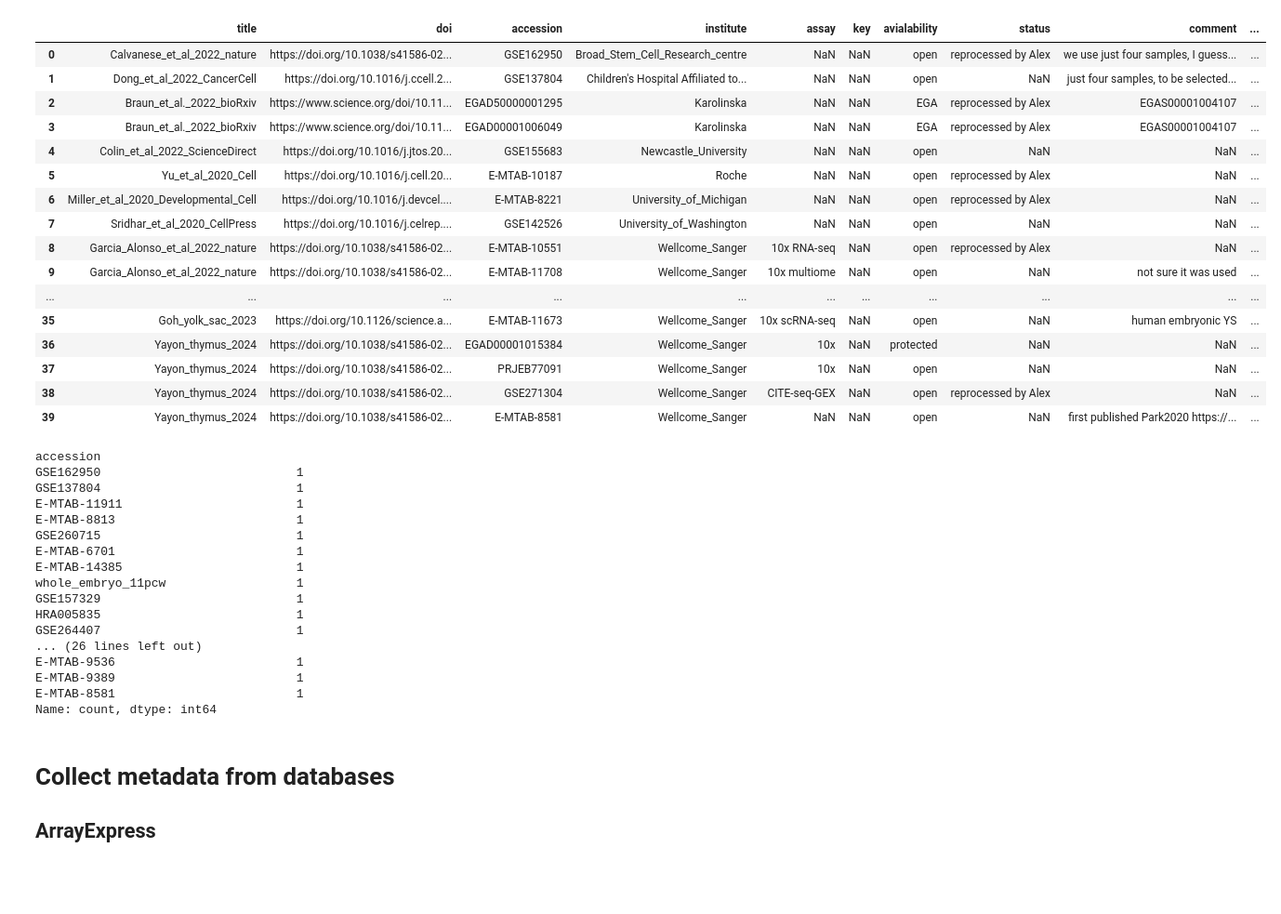
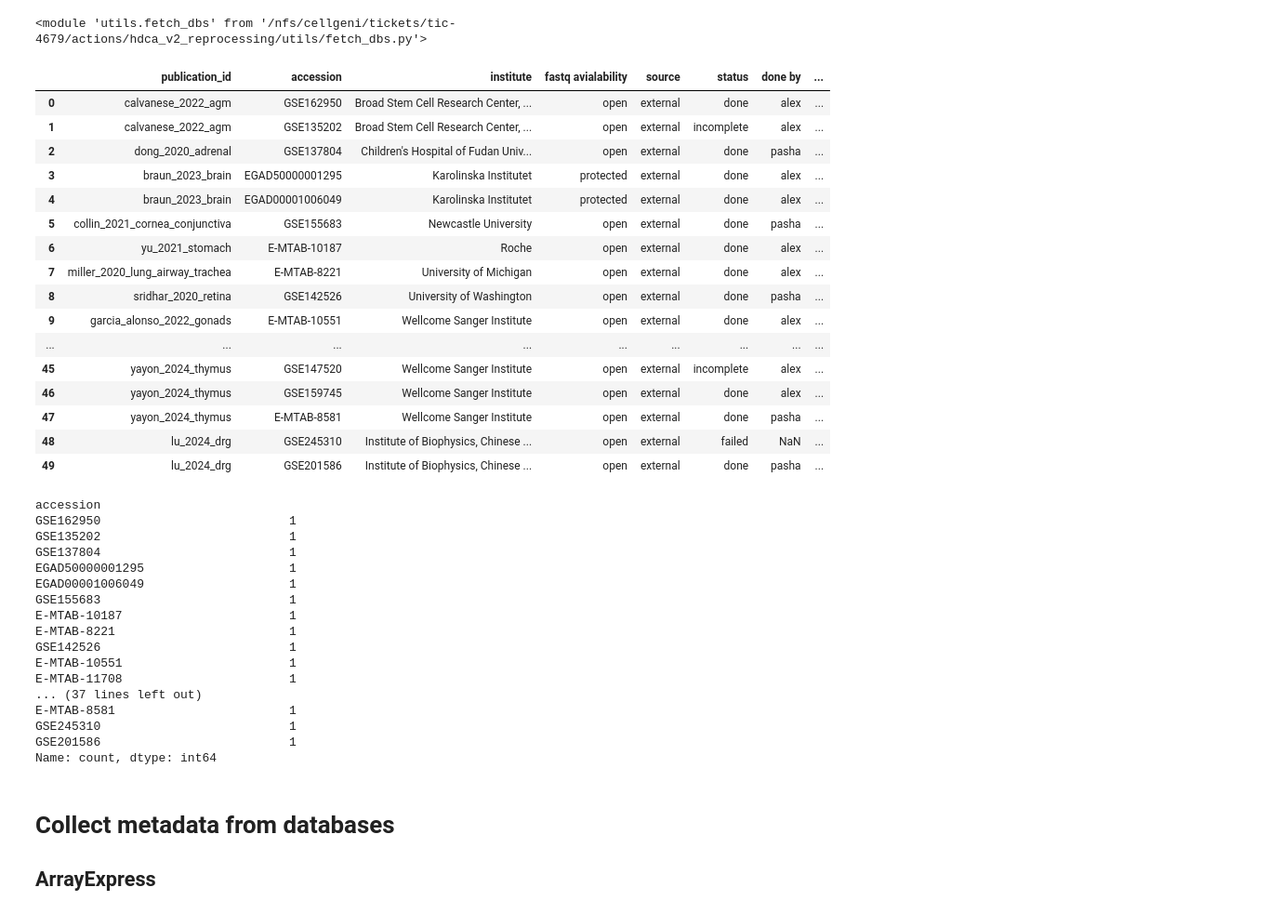
Before and after one commit to cellgeni/hdca_v2_reprocessing, a Jupyter notebook: 01_collect_sample_metadata.ipynb, the cells around one changed output. Shown at 93% size. Drawn from its saved outputs; the diff is of its cells as text; code cells hidden in the pictures; blank space fills up the shorter version.

```diff
--- a/01_collect_sample_metadata.ipynb
+++ b/01_collect_sample_metadata.ipynb
@@ -8,43 +13,48 @@ pd.set_option('display.max_columns', None)
+# %%
+import importlib
+importlib.reload(utils.fetch_dbs)
+# %% [output]
+<module 'utils.fetch_dbs' from '/nfs/cellgeni/tickets/tic-4679/actions/hdca_v2_reprocessing/utils/fetch_dbs.py'>
 # %%
-datasets = pd.read_csv('HDCA_v2_datasets.csv')
+datasets = pd.read_csv('hdca_reprocessing - accessions.csv')
 datasets
 # %% [output]
-|  | title | doi | accession | institute | assay | key | avialability | status | comment | ... |
-| 0 | Calvanese_et_al_2022_nature | https://doi.org/10.1038/s41586-02... | GSE162950 | Broad_Stem_Cell_Research_centre | NaN | NaN | open | reprocessed by Alex | we use just four samples, I guess... | ... |
-| 1 | Dong_et_al_2022_CancerCell | https://doi.org/10.1016/j.ccell.2... | GSE137804 | Children's Hospital Affiliated to... | NaN | NaN | open | NaN | just four samples, to be selected... | ... |
-| 2 | Braun_et_al._2022_bioRxiv | https://www.science.org/doi/10.11... | EGAD50000001295 | Karolinska | NaN | NaN | EGA | reprocessed by Alex | EGAS00001004107 | ... |
-| 3 | Braun_et_al._2022_bioRxiv | https://www.science.org/doi/10.11... | EGAD00001006049 | Karolinska | NaN | NaN | EGA | reprocessed by Alex | EGAS00001004107 | ... |
-| 4 | Colin_et_al_2022_ScienceDirect | https://doi.org/10.1016/j.jtos.20... | GSE155683 | Newcastle_University | NaN | NaN | open | NaN | NaN | ... |
-| 5 | Yu_et_al_2020_Cell | https://doi.org/10.1016/j.cell.20... | E-MTAB-10187 | Roche | NaN | NaN | open | reprocessed by Alex | NaN | ... |
-| 6 | Miller_et_al_2020_Developmental_Cell | https://doi.org/10.1016/j.devcel.... | E-MTAB-8221 | University_of_Michigan | NaN | NaN | open | reprocessed by Alex | NaN | ... |
-| 7 | Sridhar_et_al_2020_CellPress | https://doi.org/10.1016/j.celrep.... | GSE142526 | University_of_Washington | NaN | NaN | open | NaN | NaN | ... |
-| 8 | Garcia_Alonso_et_al_2022_nature | https://doi.org/10.1038/s41586-02... | E-MTAB-10551 | Wellcome_Sanger | 10x RNA-seq | NaN | open | reprocessed by Alex | NaN | ... |
-| 9 | Garcia_Alonso_et_al_2022_nature | https://doi.org/10.1038/s41586-02... | E-MTAB-11708 | Wellcome_Sanger | 10x multiome | NaN | open | NaN | not sure it was used | ... |
-| ... | ... | ... | ... | ... | ... | ... | ... | ... | ... | ... |
-| 35 | Goh_yolk_sac_2023 | https://doi.org/10.1126/science.a... | E-MTAB-11673 | Wellcome_Sanger | 10x scRNA-seq | NaN | open | NaN | human embryonic YS | ... |
-| 36 | Yayon_thymus_2024 | https://doi.org/10.1038/s41586-02... | EGAD00001015384 | Wellcome_Sanger | 10x | NaN | protected | NaN | NaN | ... |
-| 37 | Yayon_thymus_2024 | https://doi.org/10.1038/s41586-02... | PRJEB77091 | Wellcome_Sanger | 10x | NaN | open | NaN | NaN | ... |
-| 38 | Yayon_thymus_2024 | https://doi.org/10.1038/s41586-02... | GSE271304 | Wellcome_Sanger | CITE-seq-GEX | NaN | open | reprocessed by Alex | NaN | ... |
-| 39 | Yayon_thymus_2024 | https://doi.org/10.1038/s41586-02... | E-MTAB-8581 | Wellcome_Sanger | NaN | NaN | open | NaN | first published Park2020 https://... | ... |
+|  | publication_id | accession | institute | fastq avialability | source | status | done by | ... |
+| 0 | calvanese_2022_agm | GSE162950 | Broad Stem Cell Research Center, ... | open | external | done | alex | ... |
+| 1 | calvanese_2022_agm | GSE135202 | Broad Stem Cell Research Center, ... | open | external | incomplete | alex | ... |
+| 2 | dong_2020_adrenal | GSE137804 | Children's Hospital of Fudan Univ... | open | external | done | pasha | ... |
+| 3 | braun_2023_brain | EGAD50000001295 | Karolinska Institutet | protected | external | done | alex | ... |
+| 4 | braun_2023_brain | EGAD00001006049 | Karolinska Institutet | protected | external | done | alex | ... |
+| 5 | collin_2021_cornea_conjunctiva | GSE155683 | Newcastle University | open | external | done | pasha | ... |
+| 6 | yu_2021_stomach | E-MTAB-10187 | Roche | open | external | done | alex | ... |
+| 7 | miller_2020_lung_airway_trachea | E-MTAB-8221 | University of Michigan | open | external | done | alex | ... |
+| 8 | sridhar_2020_retina | GSE142526 | University of Washington | open | external | done | pasha | ... |
+| 9 | garcia_alonso_2022_gonads | E-MTAB-10551 | Wellcome Sanger Institute | open | external | done | alex | ... |
+| ... | ... | ... | ... | ... | ... | ... | ... | ... |
+| 45 | yayon_2024_thymus | GSE147520 | Wellcome Sanger Institute | open | external | incomplete | alex | ... |
+| 46 | yayon_2024_thymus | GSE159745 | Wellcome Sanger Institute | open | external | done | alex | ... |
+| 47 | yayon_2024_thymus | E-MTAB-8581 | Wellcome Sanger Institute | open | external | done | pasha | ... |
+| 48 | lu_2024_drg | GSE245310 | Institute of Biophysics, Chinese ... | open | external | failed | NaN | ... |
+| 49 | lu_2024_drg | GSE201586 | Institute of Biophysics, Chinese ... | open | external | done | pasha | ... |
 # %%
 datasets.accession.value_counts()
 # %% [output]
 accession
-GSE162950                           1
-GSE137804                           1
-E-MTAB-11911                        1
-E-MTAB-8813                         1
-GSE260715                           1
-E-MTAB-6701                         1
-E-MTAB-14385                        1
-whole_embryo_11pcw                  1
-GSE157329                           1
-HRA005835                           1
-GSE264407                           1
-... (26 lines left out)
-E-MTAB-9536                         1
-E-MTAB-9389                         1
-E-MTAB-8581                         1
+GSE162950                          1
+GSE135202                          1
+GSE137804                          1
+EGAD50000001295                    1
+EGAD00001006049                    1
+GSE155683                          1
+E-MTAB-10187                       1
+E-MTAB-8221                        1
+GSE142526                          1
+E-MTAB-10551                       1
+E-MTAB-11708                       1
+... (37 lines left out)
+E-MTAB-8581                        1
+GSE245310                          1
+GSE201586                          1
 Name: count, dtype: int64
 # %% [markdown]
 # Collect metadata from databases
```
Also changed, not shown: parts of 79 cells of this notebook, 9 other files.
